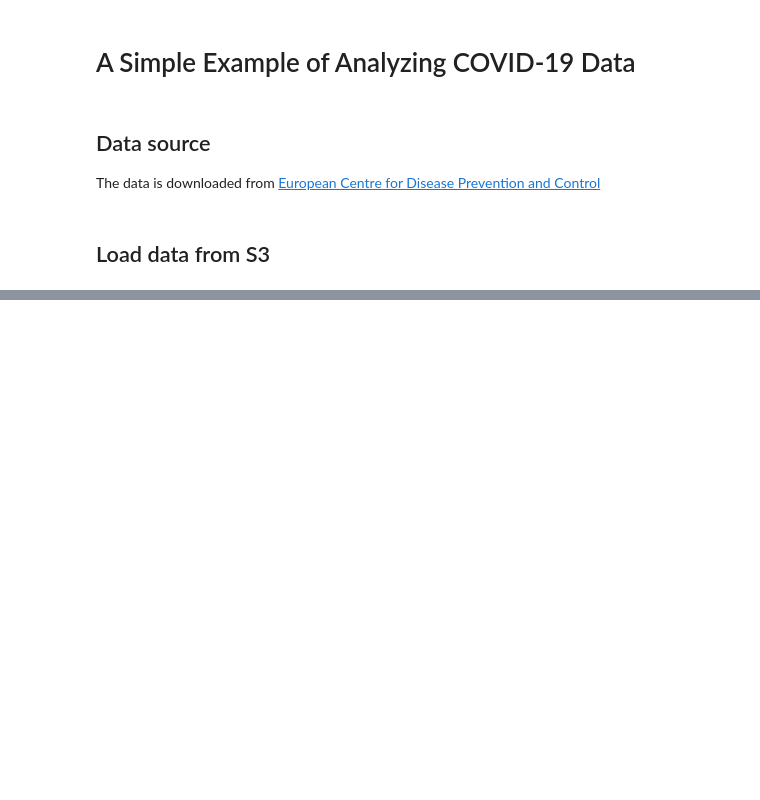
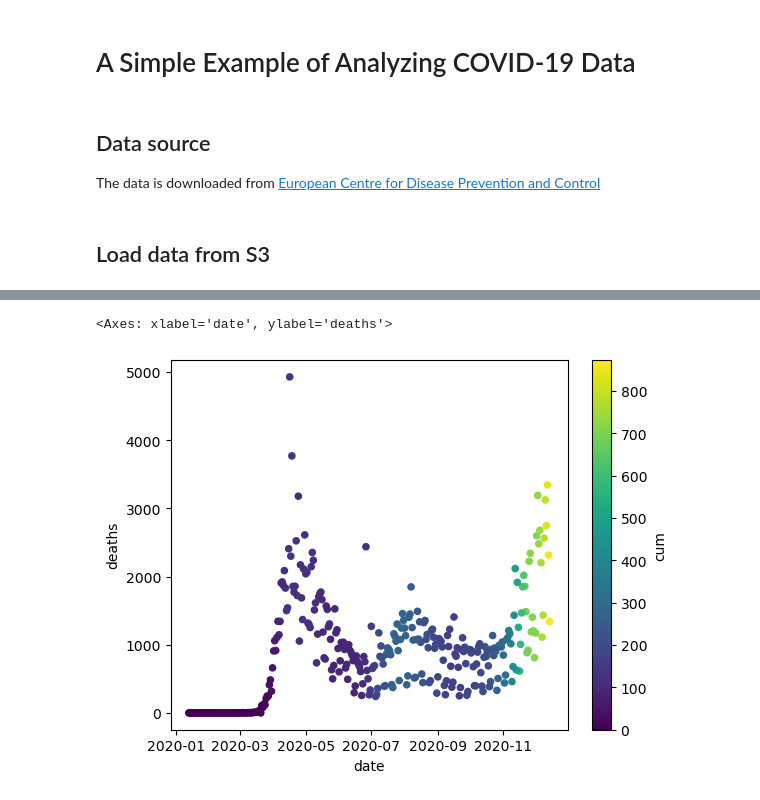
Before and after one commit to xbwei/Social-Data-Analytics-in-Cloud, a Jupyter notebook: COVID_19_Data_Analysis.ipynb, the cells around one changed output, grey strips where cells are left out. Cells and saved outputs as stored; diff of their text form; code cells hidden in the pictures; blank space fills up the shorter version.

```diff
--- a/COVID_19_Data_Analysis.ipynb
+++ b/COVID_19_Data_Analysis.ipynb
@@ -58,0 +279,7 @@ sum_death_by_country.nlargest(10).plot.bar() # show the top 10 countries on a ba
+# %%
+USA_data = df[df['country']=='United_States_of_America'] #select the USA data
+# %%
+USA_data.plot.scatter(x='date',y='deaths',c='cum') #show how the deaths change over time
+# %% [output]
+<Axes: xlabel='date', ylabel='deaths'>
+[figure, added]
```
Also changed, not shown: parts of 26 cells of this notebook, 1 other file.
